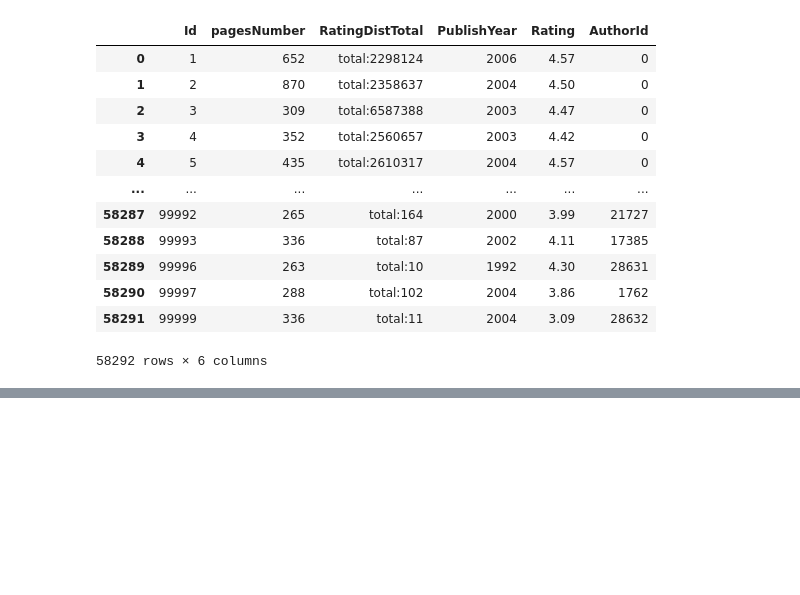
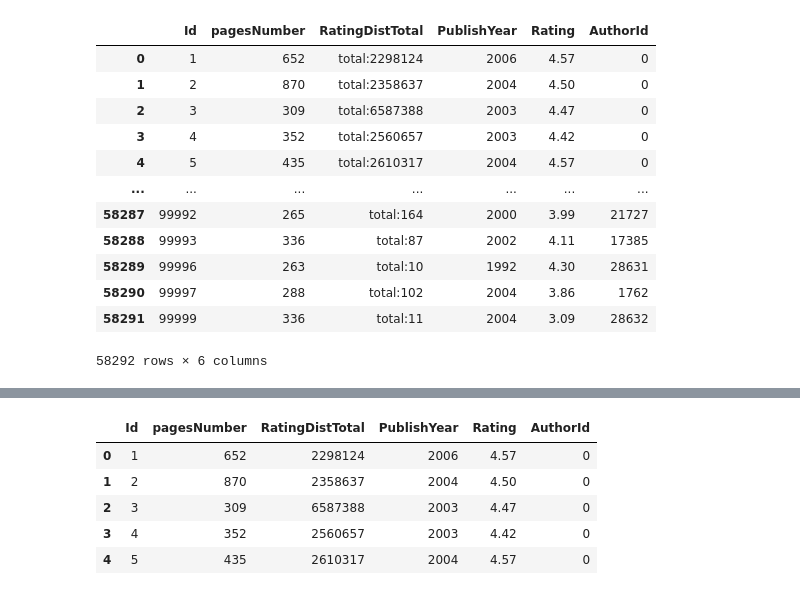
Before and after one commit to PhilippStahlbergGit/DAT251_project_library_app, a Jupyter notebook: DAT251_recommendations_system_.ipynb, the cells around one changed output, grey strips where cells are left out. Drawn from its saved outputs; the diff is of its cells as text; code cells hidden in the pictures; blank space fills up the shorter version.

```diff
--- a/DAT251_recommendations_system_.ipynb
+++ b/DAT251_recommendations_system_.ipynb
@@ -207,0 +204,10 @@ dfs
+# %%
+df['RatingDistTotal'] = df['RatingDistTotal'].str.replace('total:', '', regex=False).astype(int)
+df.head()
+# %% [output]
+|  | Id | pagesNumber | RatingDistTotal | PublishYear | Rating | AuthorId |
+| 0 | 1 | 652 | 2298124 | 2006 | 4.57 | 0 |
+| 1 | 2 | 870 | 2358637 | 2004 | 4.50 | 0 |
+| 2 | 3 | 309 | 6587388 | 2003 | 4.47 | 0 |
+| 3 | 4 | 352 | 2560657 | 2003 | 4.42 | 0 |
+| 4 | 5 | 435 | 2610317 | 2004 | 4.57 | 0 |
```
Also changed, not shown: parts of 16 cells of this notebook.
